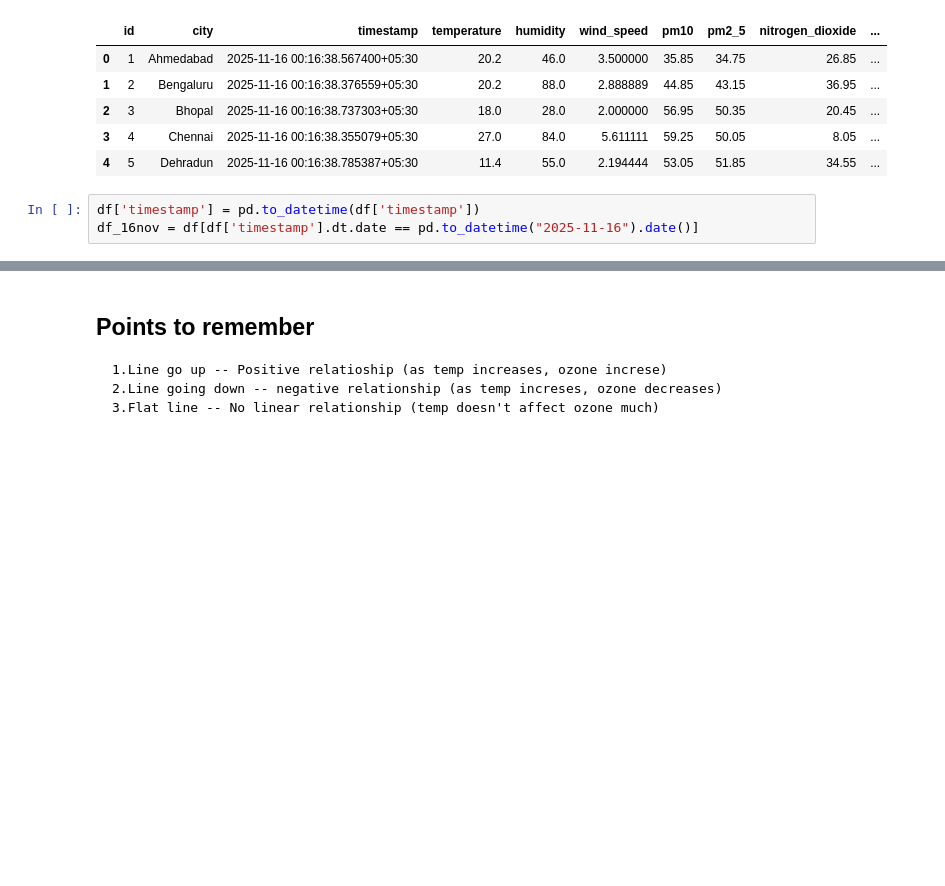
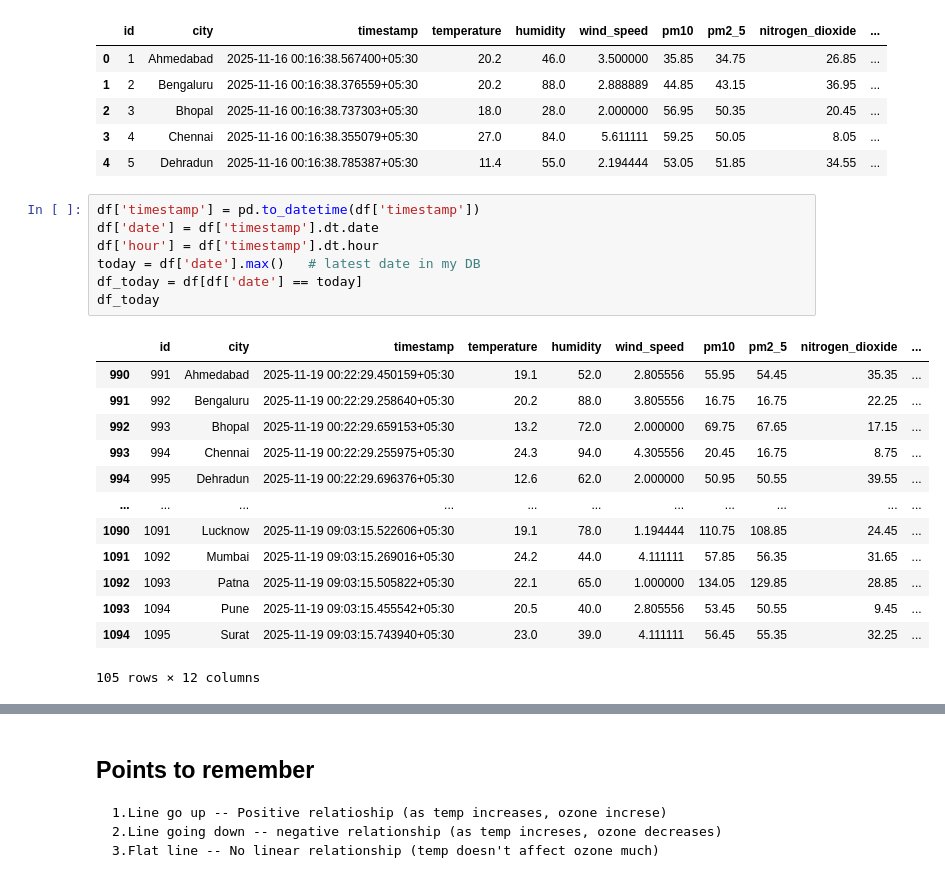
Before and after one commit to Lokey666/weather_monitoring_project, a Jupyter notebook: jupyter_notebooks/common_trends.ipynb, the cells around one changed output, grey strips where cells are left out. Drawn from its saved outputs; the diff is of its cells as text; blank space fills up the shorter version.

```diff
--- a/jupyter_notebooks/common_trends.ipynb
+++ b/jupyter_notebooks/common_trends.ipynb
@@ -23,7 +23,25 @@ df.head()
 | 2 | 3 | Bhopal | 2025-11-16 00:16:38.737303+05:30 | 18.0 | 28.0 | 2.000000 | 56.95 | 50.35 | 20.45 | ... |
 | 3 | 4 | Chennai | 2025-11-16 00:16:38.355079+05:30 | 27.0 | 84.0 | 5.611111 | 59.25 | 50.05 | 8.05 | ... |
 | 4 | 5 | Dehradun | 2025-11-16 00:16:38.785387+05:30 | 11.4 | 55.0 | 2.194444 | 53.05 | 51.85 | 34.55 | ... |
-# %%
-df['timestamp'] = pd.to_datetime(df['timestamp'])
-df_16nov = df[df['timestamp'].dt.date == pd.to_datetime("2025-11-16").date()]
+# %%
+df['timestamp'] = pd.to_datetime(df['timestamp'])
+df['date'] = df['timestamp'].dt.date
+df['hour'] = df['timestamp'].dt.hour
+today = df['date'].max()   # latest date in my DB
+df_today = df[df['date'] == today]
+df_today
+# %% [output]
+|  | id | city | timestamp | temperature | humidity | wind_speed | pm10 | pm2_5 | nitrogen_dioxide | ... |
+| 990 | 991 | Ahmedabad | 2025-11-19 00:22:29.450159+05:30 | 19.1 | 52.0 | 2.805556 | 55.95 | 54.45 | 35.35 | ... |
+| 991 | 992 | Bengaluru | 2025-11-19 00:22:29.258640+05:30 | 20.2 | 88.0 | 3.805556 | 16.75 | 16.75 | 22.25 | ... |
+| 992 | 993 | Bhopal | 2025-11-19 00:22:29.659153+05:30 | 13.2 | 72.0 | 2.000000 | 69.75 | 67.65 | 17.15 | ... |
+| 993 | 994 | Chennai | 2025-11-19 00:22:29.255975+05:30 | 24.3 | 94.0 | 4.305556 | 20.45 | 16.75 | 8.75 | ... |
+| 994 | 995 | Dehradun | 2025-11-19 00:22:29.696376+05:30 | 12.6 | 62.0 | 2.000000 | 50.95 | 50.55 | 39.55 | ... |
+| ... | ... | ... | ... | ... | ... | ... | ... | ... | ... | ... |
+| 1090 | 1091 | Lucknow | 2025-11-19 09:03:15.522606+05:30 | 19.1 | 78.0 | 1.194444 | 110.75 | 108.85 | 24.45 | ... |
+| 1091 | 1092 | Mumbai | 2025-11-19 09:03:15.269016+05:30 | 24.2 | 44.0 | 4.111111 | 57.85 | 56.35 | 31.65 | ... |
+| 1092 | 1093 | Patna | 2025-11-19 09:03:15.505822+05:30 | 22.1 | 65.0 | 1.000000 | 134.05 | 129.85 | 28.85 | ... |
+| 1093 | 1094 | Pune | 2025-11-19 09:03:15.455542+05:30 | 20.5 | 40.0 | 2.805556 | 53.45 | 50.55 | 9.45 | ... |
+| 1094 | 1095 | Surat | 2025-11-19 09:03:15.743940+05:30 | 23.0 | 39.0 | 4.111111 | 56.45 | 55.35 | 32.25 | ... |
+105 rows × 12 columns
 # %%
```
Also changed, not shown: parts of 3 cells of this notebook, 5 other files.
